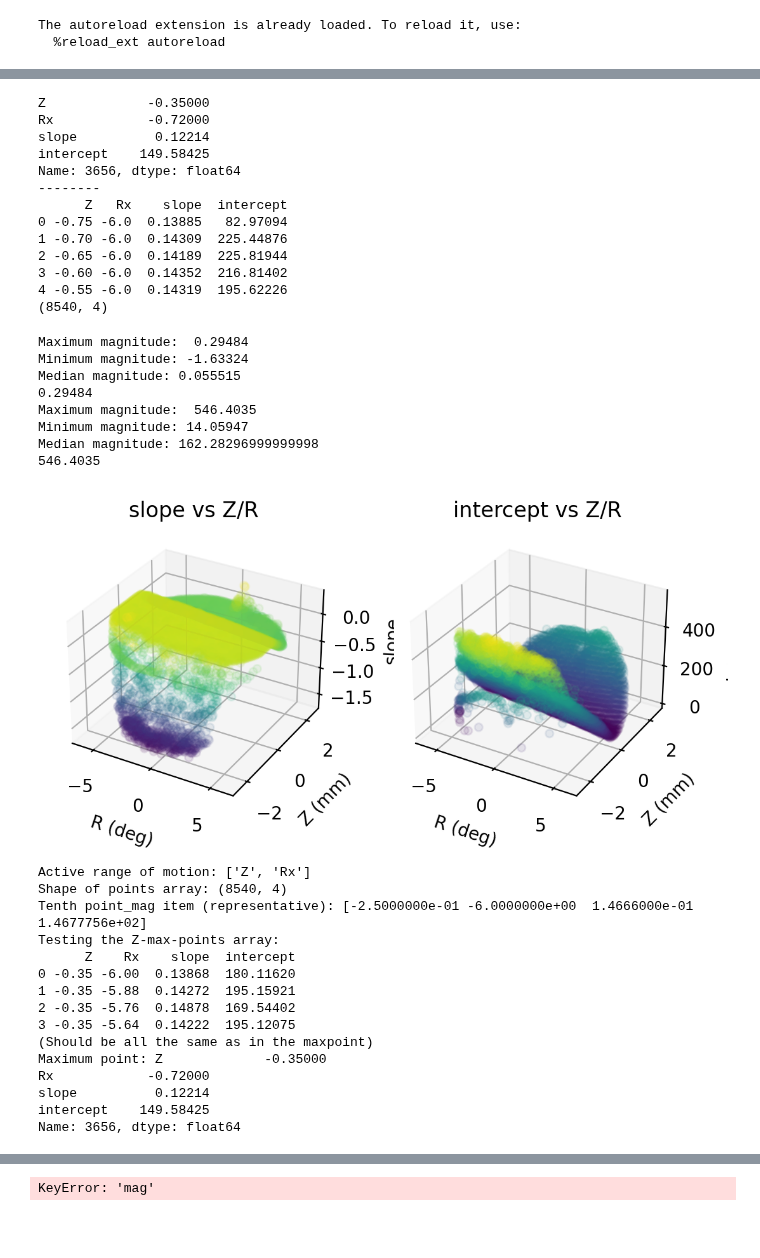
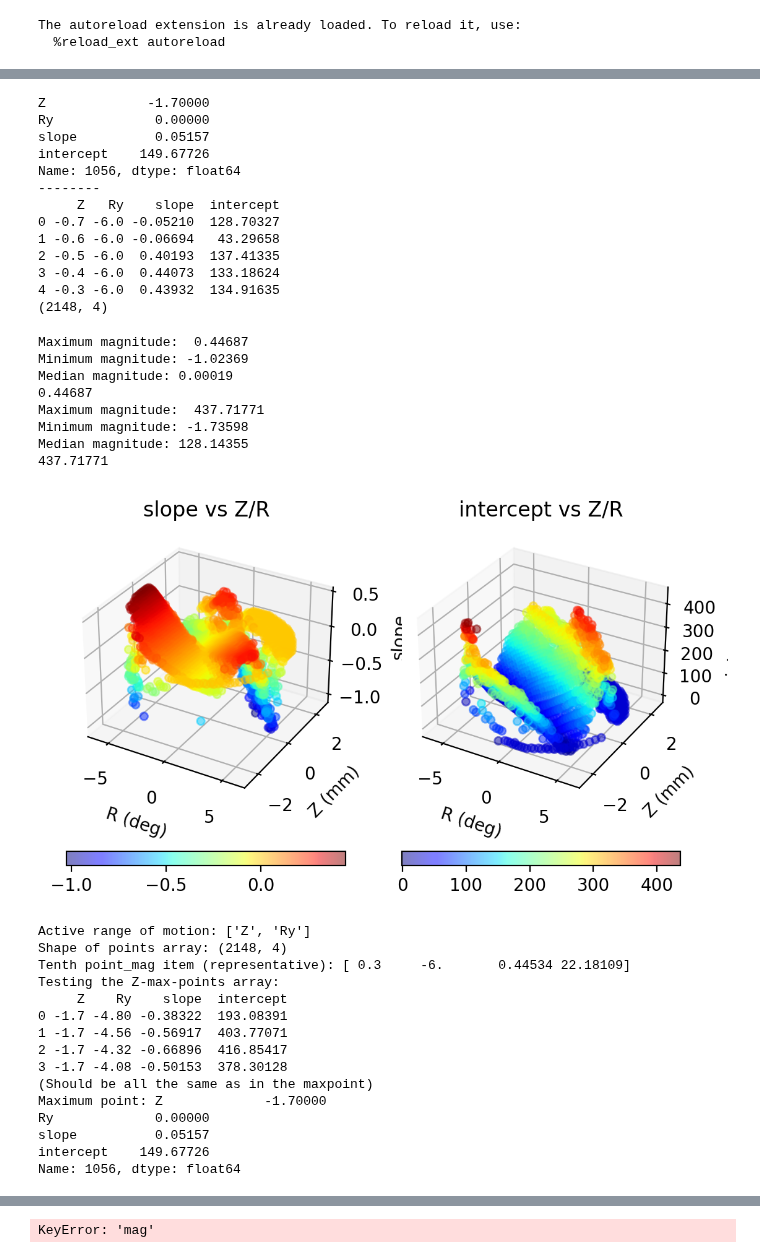
Before and after one commit to Benji-UW/COBOT-Transducer-Control-Code, a Jupyter notebook: Debugging Scripts/2D scans.ipynb, the cells around one changed output, grey strips where cells are left out. Saved outputs shown, nothing was run; the diff lists cells and outputs as text; code cells hidden in the pictures; blank space fills up the shorter version.

```diff
--- a/Debugging Scripts/2D scans.ipynb
+++ b/Debugging Scripts/2D scans.ipynb
@@ -54,7 +55,7 @@ Available test files:
 # %%
 debug_mode = True
 save_figs = False
-file_no = 10
+file_no = 11
 
 # plt.style.use("dark_background")
 plt.style.use("default")
@@ -121,7 +122,7 @@ for i in range(data_channels):
 dat = pd.DataFrame(data=np_all, columns=cols)
 
 # mp = dat.loc[round(dat[data_labels[1]]) == 150]
-mp = dat.loc[3656]
+mp = dat.loc[1056]
 
 if debug_mode:
     print(mp)
@@ -129,65 +130,67 @@ if debug_mode:
     print(dat.head())
     print(dat.shape)
 
-rotational_axis = "Rx"
+rotational_axis = "Ry"
 # %% [output]
-Z             -0.35000
-Rx            -0.72000
-slope          0.12214
-intercept    149.58425
-Name: 3656, dtype: float64
+Z             -1.70000
+Ry             0.00000
+slope          0.05157
+intercept    149.67726
+Name: 1056, dtype: float64
 --------
-      Z   Rx    slope  intercept
-0 -0.75 -6.0  0.13885   82.97094
-1 -0.70 -6.0  0.14309  225.44876
-2 -0.65 -6.0  0.14189  225.81944
-3 -0.60 -6.0  0.14352  216.81402
-4 -0.55 -6.0  0.14319  195.62226
-(8540, 4)
+     Z   Ry    slope  intercept
+0 -0.7 -6.0 -0.05210  128.70327
+1 -0.6 -6.0 -0.06694   43.29658
+2 -0.5 -6.0  0.40193  137.41335
+3 -0.4 -6.0  0.44073  133.18624
+4 -0.3 -6.0  0.43932  134.91635
+(2148, 4)
 # %%
 fig = plt.figure(dpi=200)
 
 for i in range(data_channels):
     ax = fig.add_subplot(1,2,i+1,projection='3d')
     data_col = data_labels[i]
 
     # ax = plt.axes(projection='3d')
 
     if debug_mode:
         print(f"Maximum magnitude:  {max(dat[data_col])}")
         print(f"Minimum magnitude: {min(dat[data_col])}")
         print(f"Median magnitude: {np.median(dat[data_col])}")
 
     med = np.median(dat[data_col])
     # dat2 = dat[np.all([dat['mag'] > med*1.3, dat['Ry'] > 5],axis=0)]
     dat2 = dat[dat[data_col] > med*1.3]
 
     # fig = ax.scatter(dat2['Rx'], dat2['Ry'], dat2['Z'], c=dat2['mag'], cmap='viridis', alpha=0.1,s=4)
-    ax.scatter(dat[rotational_axis], dat['Z'], dat[data_col],
-        c=dat[data_col], cmap='viridis', alpha=0.1)
+    scatterplot = ax.scatter(dat[rotational_axis], dat['Z'], dat[data_col],
+        c=dat[data_col], cmap='jet', alpha=0.5)
+
+    plt.colorbar(scatterplot, orientation='horizontal', pad=0.1)
 
     ax.set_xlabel("R (deg)")
     ax.set_ylabel("Z (mm)")
     ax.set_zlabel(data_labels[i])
     ax.set_title(f"{data_labels[i]} vs Z/R")
 
     # ax.colorbar(fig, pad=0.13)
     # plt.show()
 
     print(max(dat[data_col]))
 
 if save_figs:
     plt.savefig("figures\\2D_fullscan_render_test_%s.jpg" % file_no, dpi=400)
 # %% [output]
-Maximum magnitude:  0.29484
-Minimum magnitude: -1.63324
-Median magnitude: 0.055515
-0.29484
-Maximum magnitude:  546.4035
-Minimum magnitude: 14.05947
-Median magnitude: 162.28296999999998
-546.4035
+Maximum magnitude:  0.44687
+Minimum magnitude: -1.02369
+Median magnitude: 0.00019
+0.44687
+Maximum magnitude:  437.71771
+Minimum magnitude: -1.73598
+Median magnitude: 128.14355
+437.71771
-[figure, old version]
+[figure, new version]
 # %%
 # "mps" stands for "max points," or all the points in Rx/Ry space that occur at the max
 # value of Z, rotated for each of the other dimensions
@@ -203,21 +206,21 @@ if debug_mode:
     print(f"Testing the Z-max-points array:\n{zmps.head(4)}\n(Should be all the same as in the maxpoint)")
     print(f"Maximum point: {mp}")
 # %% [output]
-Active range of motion: ['Z', 'Rx']
-Shape of points array: (8540, 4)
-Tenth point_mag item (representative): [-2.5000000e-01 -6.0000000e+00  1.4666000e-01  1.4677756e+02]
+Active range of motion: ['Z', 'Ry']
+Shape of points array: (2148, 4)
+Tenth point_mag item (representative): [ 0.3     -6.       0.44534 22.18109]
 Testing the Z-max-points array:
-      Z    Rx    slope  intercept
-0 -0.35 -6.00  0.13868  180.11620
-1 -0.35 -5.88  0.14272  195.15921
-2 -0.35 -5.76  0.14878  169.54402
-3 -0.35 -5.64  0.14222  195.12075
+     Z    Ry    slope  intercept
+0 -1.7 -4.80 -0.38322  193.08391
+1 -1.7 -4.56 -0.56917  403.77071
+2 -1.7 -4.32 -0.66896  416.85417
+3 -1.7 -4.08 -0.50153  378.30128
 (Should be all the same as in the maxpoint)
-Maximum point: Z             -0.35000
-Rx            -0.72000
-slope          0.12214
-intercept    149.58425
-Name: 3656, dtype: float64
+Maximum point: Z             -1.70000
+Ry             0.00000
+slope          0.05157
+intercept    149.67726
+Name: 1056, dtype: float64
 # %%
 # fig2 = plt.figure(figsize=(14,4), constrained_layout=True)
 # plt.rcParams.update({
```
Also changed, not shown: parts of 4 cells of this notebook, 3 other files.
